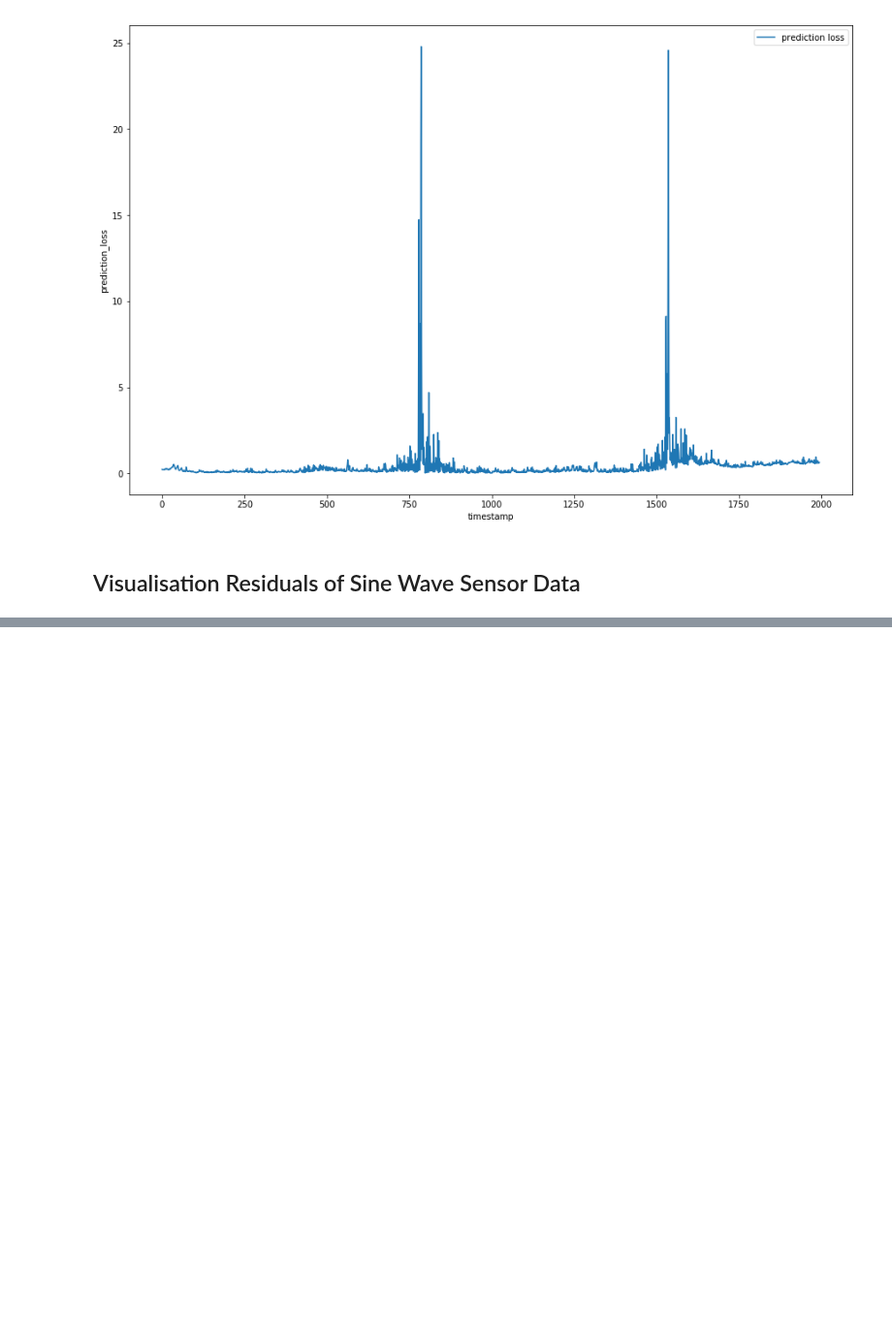
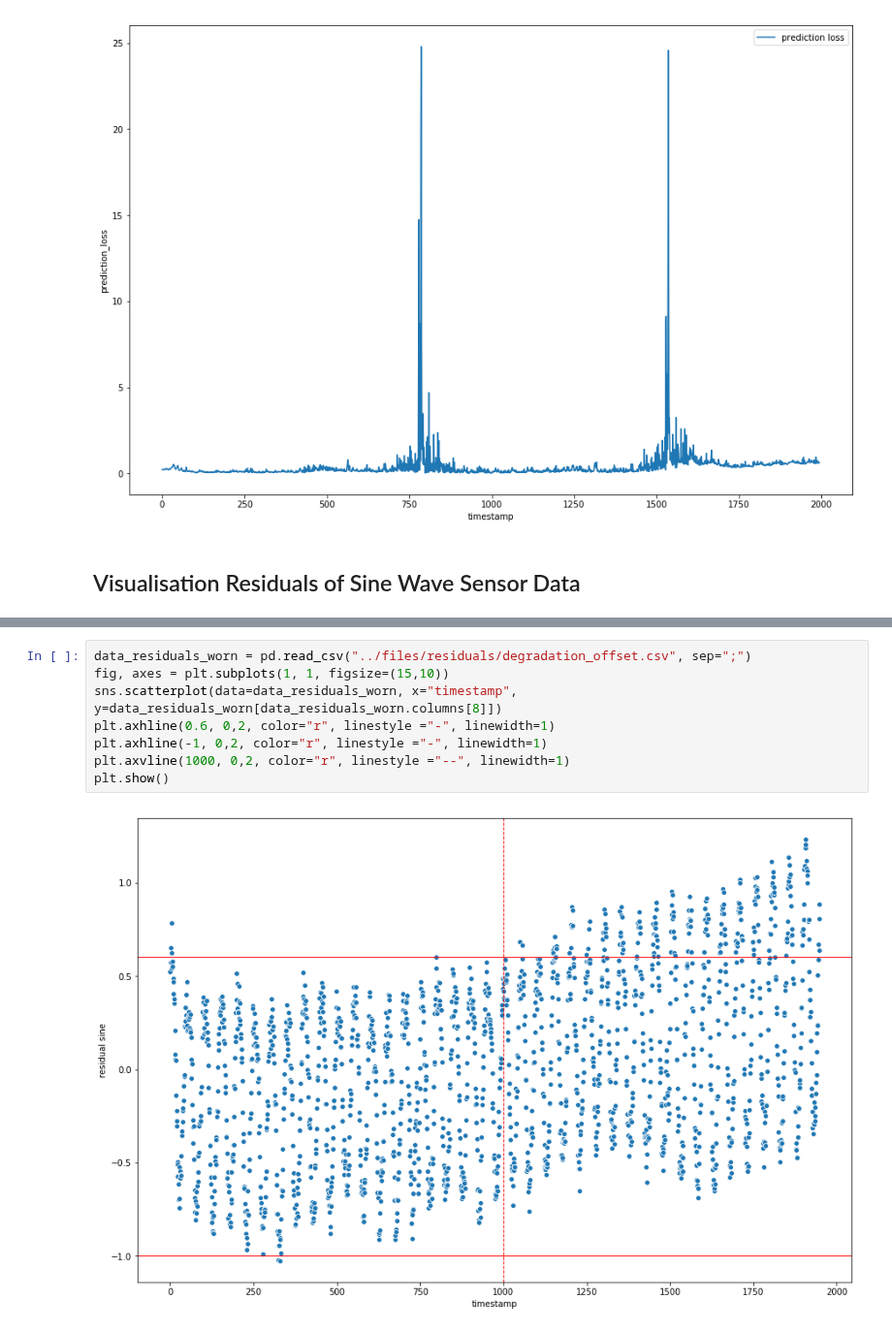
Before and after one commit to carlov93/predictive_maintenance, a Jupyter notebook: src/visualisation/prediction/visualisation_prediction_artifical_signal.ipynb, the cells around one changed output, grey strips where cells are left out. Shown at 97% size. Cells and saved outputs as stored; diff of their text form; blank space fills up the shorter version.

```diff
--- a/src/visualisation/prediction/visualisation_prediction_artifical_signal.ipynb
+++ b/src/visualisation/prediction/visualisation_prediction_artifical_signal.ipynb
@@ -119,0 +144,10 @@ plt.show()
+# %%
+data_residuals_worn = pd.read_csv("../files/residuals/degradation_offset.csv", sep=";")
+fig, axes = plt.subplots(1, 1, figsize=(15,10))
+sns.scatterplot(data=data_residuals_worn, x="timestamp", y=data_residuals_worn[data_residuals_worn.columns[8]])
+plt.axhline(0.6, 0,2, color="r", linestyle ="-", linewidth=1)
+plt.axhline(-1, 0,2, color="r", linestyle ="-", linewidth=1)
+plt.axvline(1000, 0,2, color="r", linestyle ="--", linewidth=1)
+plt.show()
+# %% [output]
+[figure, added]
```
Also changed, not shown: parts of 9 cells of this notebook, 3 other files.
